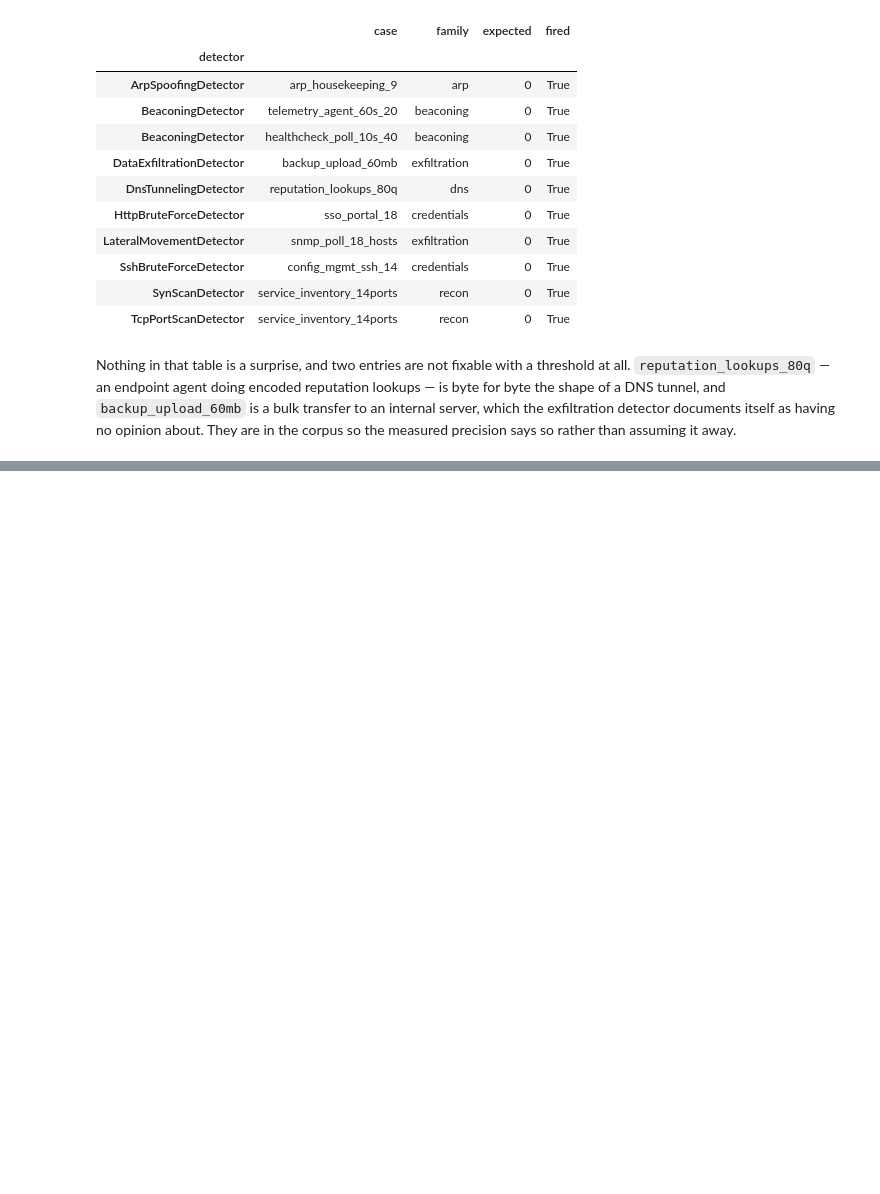
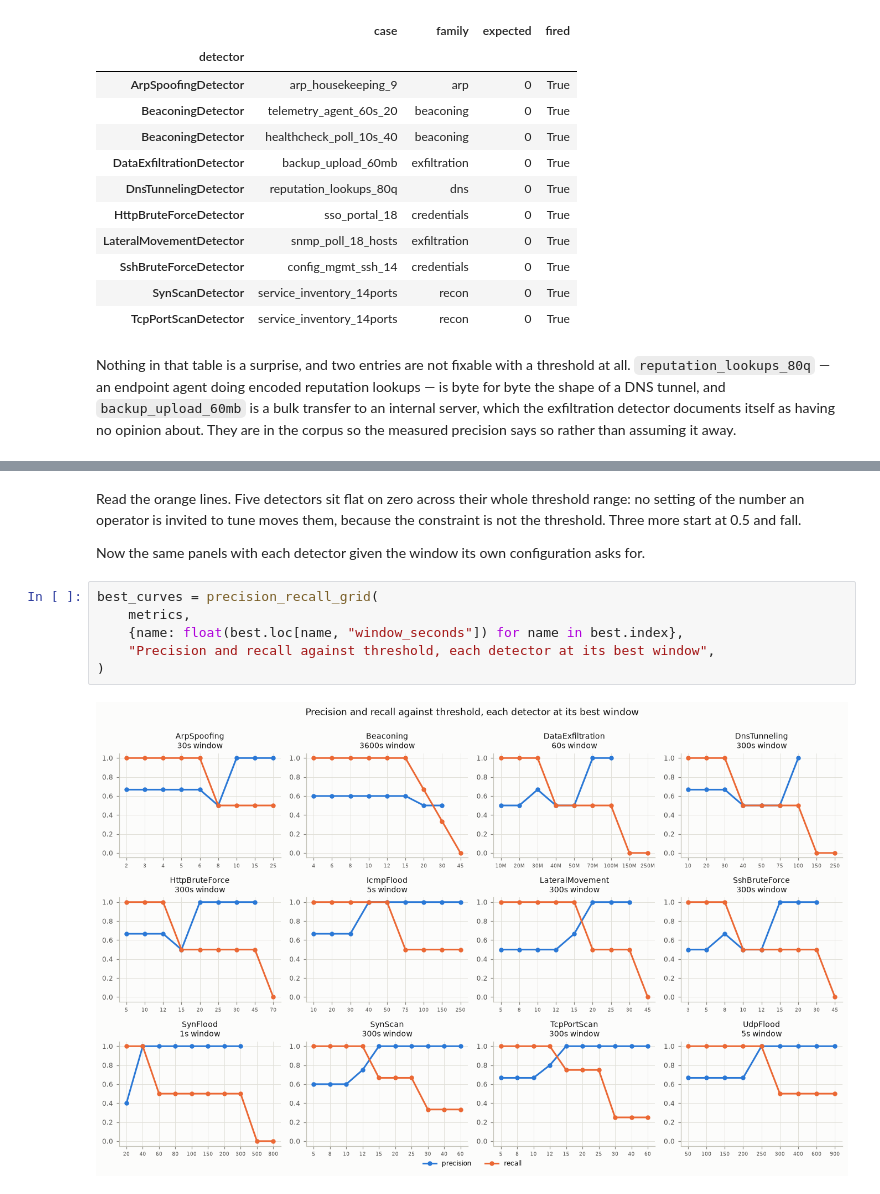
Before and after one commit to YanalSerhan/Network-Intrusion-Detection-System, a Jupyter notebook: notebooks/detection_analysis.ipynb, the cells around one changed output, grey strips where cells are left out. Saved outputs shown, nothing was run; the diff lists cells and outputs as text; blank space fills up the shorter version.

```diff
--- a/notebooks/detection_analysis.ipynb
+++ b/notebooks/detection_analysis.ipynb
@@ -280,0 +297,16 @@ They are added to this notebook in the sections that follow.
+# %% [markdown]
+Read the orange lines. Five detectors sit flat on zero across their whole
+threshold range: no setting of the number an operator is invited to tune moves
+them, because the constraint is not the threshold. Three more start at 0.5 and
+fall.
+
+Now the same panels with each detector given the window its own configuration
+asks for.
+# %%
+best_curves = precision_recall_grid(
+    metrics,
+    {name: float(best.loc[name, "window_seconds"]) for name in best.index},
+    "Precision and recall against threshold, each detector at its best window",
+)
+# %% [output]
+[figure, added]
```
Also changed, not shown: parts of 6 cells of this notebook, 7 other files.
